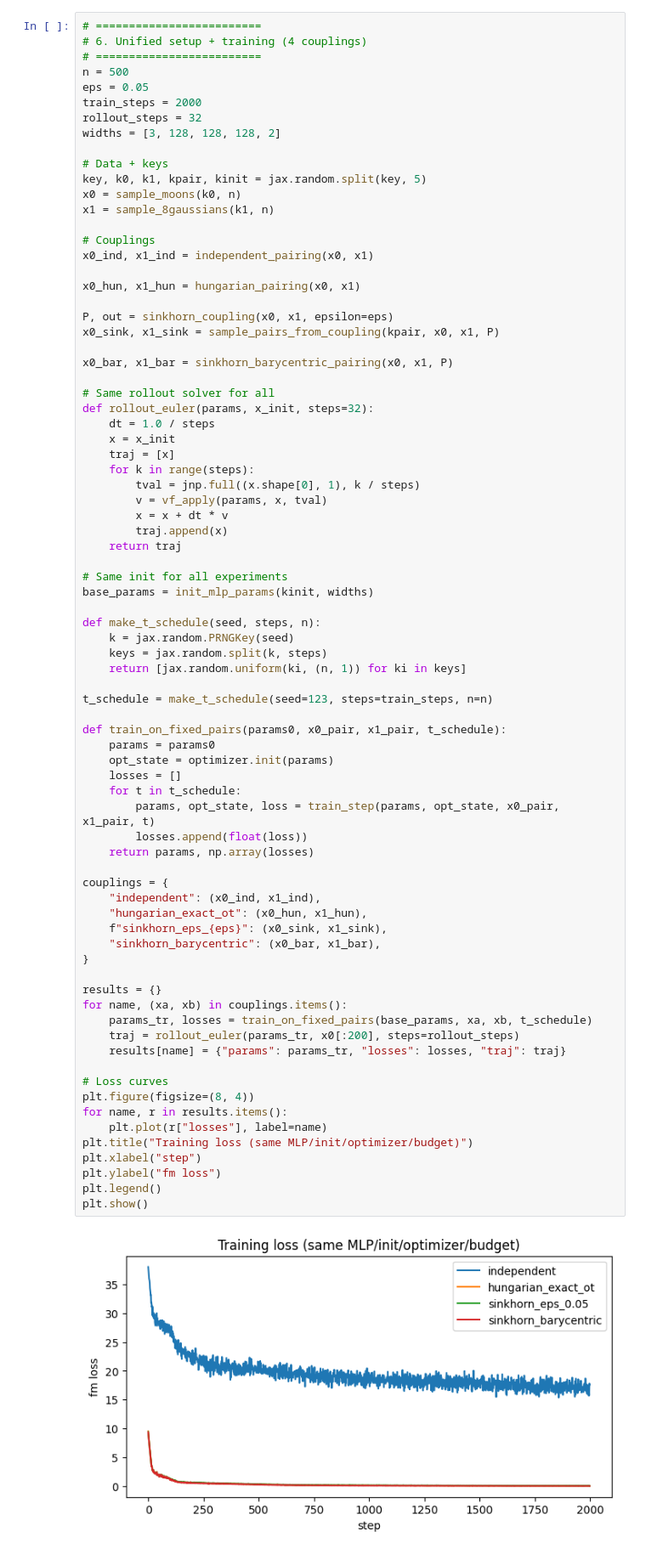
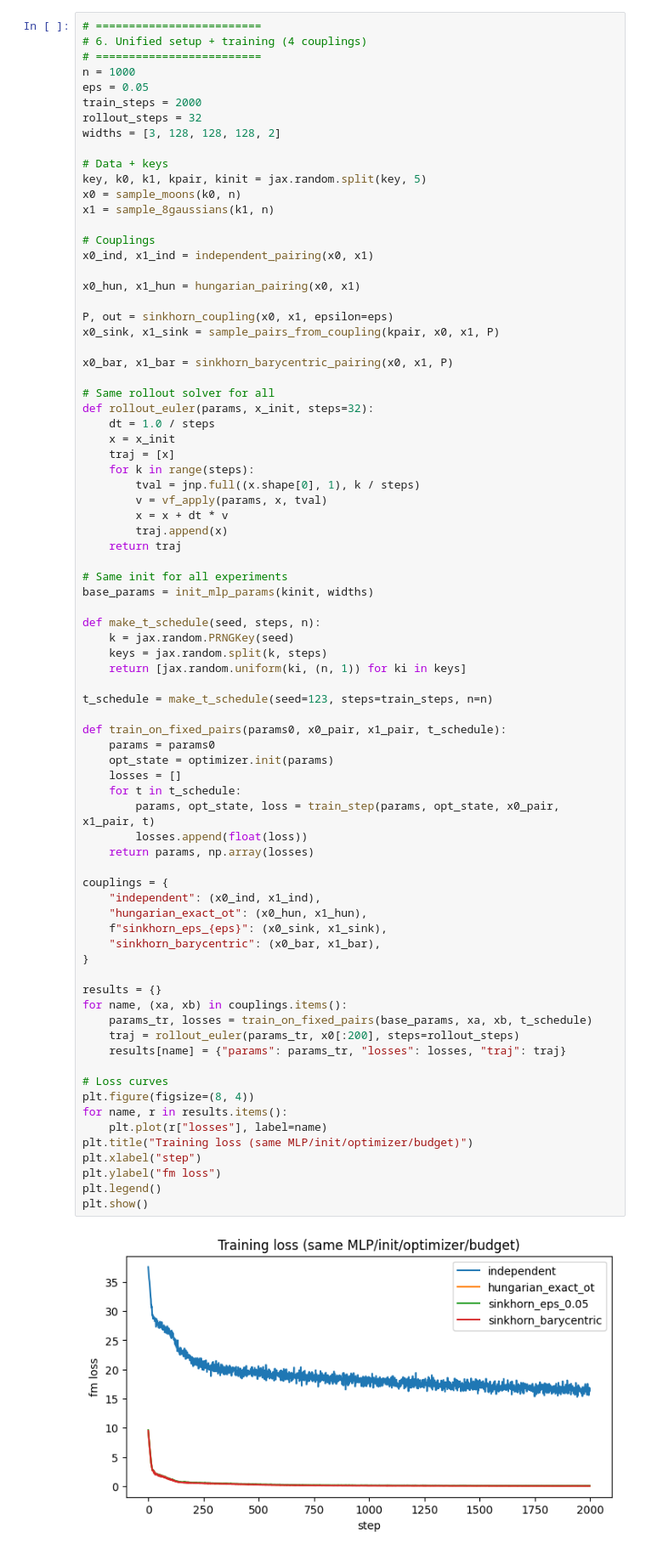
Before and after one commit to dettorig/ot_flow_matching_project, a Jupyter notebook: firstrun.ipynb, the cells around one changed output. Shown at 85% size. Saved outputs shown, nothing was run; the diff lists cells and outputs as text.

```diff
--- a/firstrun.ipynb
+++ b/firstrun.ipynb
@@ -150,7 +150,7 @@ def train_step(params, opt_state, x0, x1, t):
 # =========================
 # 6. Unified setup + training (4 couplings)
 # =========================
-n = 500
+n = 1000
 eps = 0.05
 train_steps = 2000
 rollout_steps = 32
@@ -198,34 +198,34 @@ def train_on_fixed_pairs(params0, x0_pair, x1_pair, t_schedule):
     opt_state = optimizer.init(params)
     losses = []
     for t in t_schedule:
         params, opt_state, loss = train_step(params, opt_state, x0_pair, x1_pair, t)
         losses.append(float(loss))
     return params, np.array(losses)
 
 couplings = {
     "independent": (x0_ind, x1_ind),
     "hungarian_exact_ot": (x0_hun, x1_hun),
     f"sinkhorn_eps_{eps}": (x0_sink, x1_sink),
     "sinkhorn_barycentric": (x0_bar, x1_bar),
 }
 
 results = {}
 for name, (xa, xb) in couplings.items():
     params_tr, losses = train_on_fixed_pairs(base_params, xa, xb, t_schedule)
     traj = rollout_euler(params_tr, x0[:200], steps=rollout_steps)
     results[name] = {"params": params_tr, "losses": losses, "traj": traj}
 
 # Loss curves
 plt.figure(figsize=(8, 4))
 for name, r in results.items():
     plt.plot(r["losses"], label=name)
 plt.title("Training loss (same MLP/init/optimizer/budget)")
 plt.xlabel("step")
 plt.ylabel("fm loss")
 plt.legend()
 plt.show()
 # %% [output]
-[figure, old version]
+[figure, new version]
 # %%
 # =========================
 # 7. Final generated samples per coupling
```
Also changed, not shown: parts of 16 cells of this notebook.
